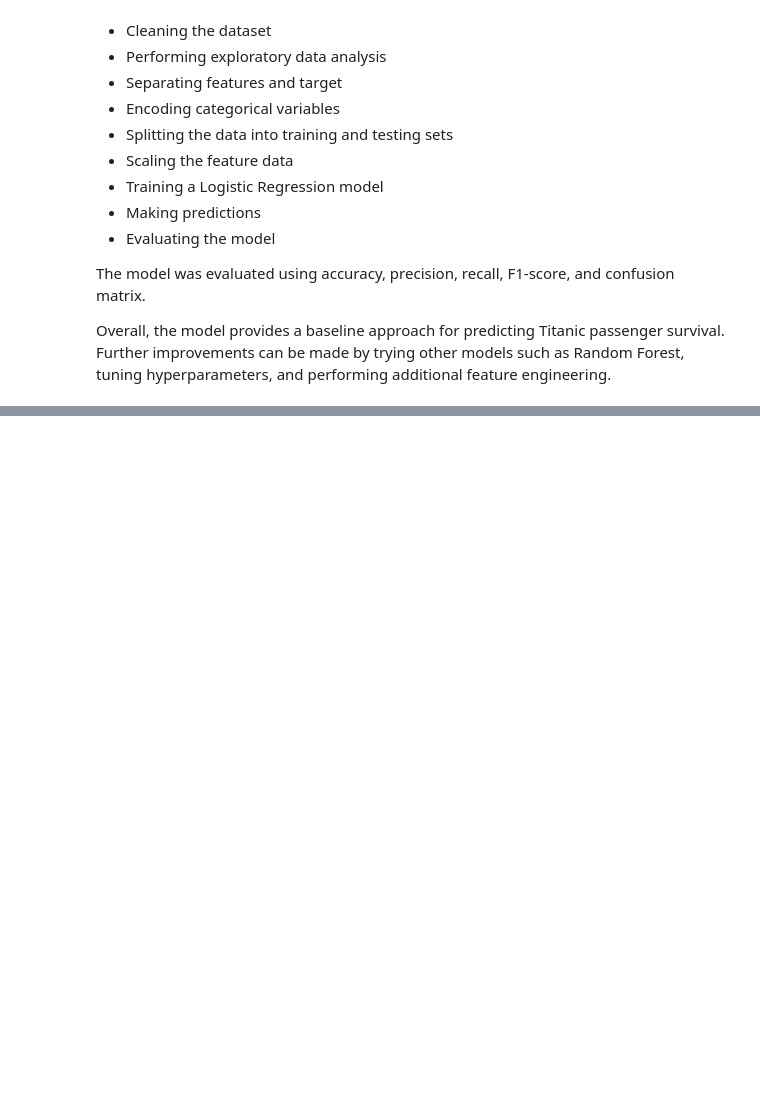
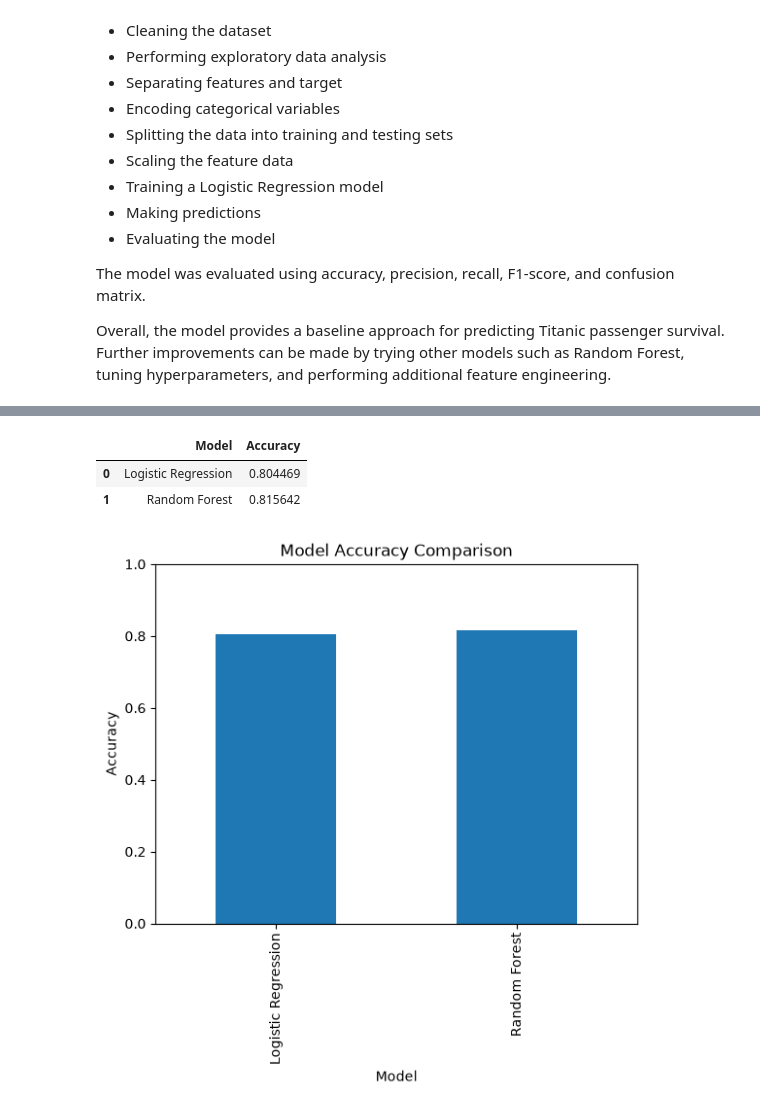
Before and after one commit to oshan-rajakaruna/titanic-survival-ml-practical, a Jupyter notebook: notebooks/01_titanic_survival_ml_pipeline.ipynb, the cells around one changed output, grey strips where cells are left out. Drawn from its saved outputs; the diff is of its cells as text; code cells hidden in the pictures; blank space fills up the shorter version.

Commit message:
Add Random Forest model comparison
Trained a Random Forest classifier, compared it with Logistic Regression, and analyzed feature importance.

```diff
--- a/notebooks/01_titanic_survival_ml_pipeline.ipynb
+++ b/notebooks/01_titanic_survival_ml_pipeline.ipynb
@@ -841,0 +855,2 @@ Overall, the model provides a baseline approach for predicting Titanic passenger
+# %%
+rf_model.fit(X_train, y_train)
@@ -841,0 +859,7 @@ Overall, the model provides a baseline approach for predicting Titanic passenger
+# %%
+rf_pred = rf_model.predict(X_test)
+# %%
+rf_accuracy = accuracy_score(y_test, rf_pred)
+
+print("Random Forest Accuracy:", rf_accuracy)
+print(classification_report(y_test, rf_pred))
@@ -841,0 +876,21 @@ Overall, the model provides a baseline approach for predicting Titanic passenger
+# %%
+model_comparison = pd.DataFrame({
+    "Model": ["Logistic Regression", "Random Forest"],
+    "Accuracy": [accuracy, rf_accuracy]
+})
+
+model_comparison
+# %% [output]
+|  | Model | Accuracy |
+| 0 | Logistic Regression | 0.804469 |
+| 1 | Random Forest | 0.815642 |
+# %%
+model_comparison.plot(x="Model", y="Accuracy", kind="bar", legend=False)
+
+plt.title("Model Accuracy Comparison")
+plt.xlabel("Model")
+plt.ylabel("Accuracy")
+plt.ylim(0, 1)
+plt.show()
+# %% [output]
+[figure, added]
```
Also changed, not shown: parts of 8 cells of this notebook.
